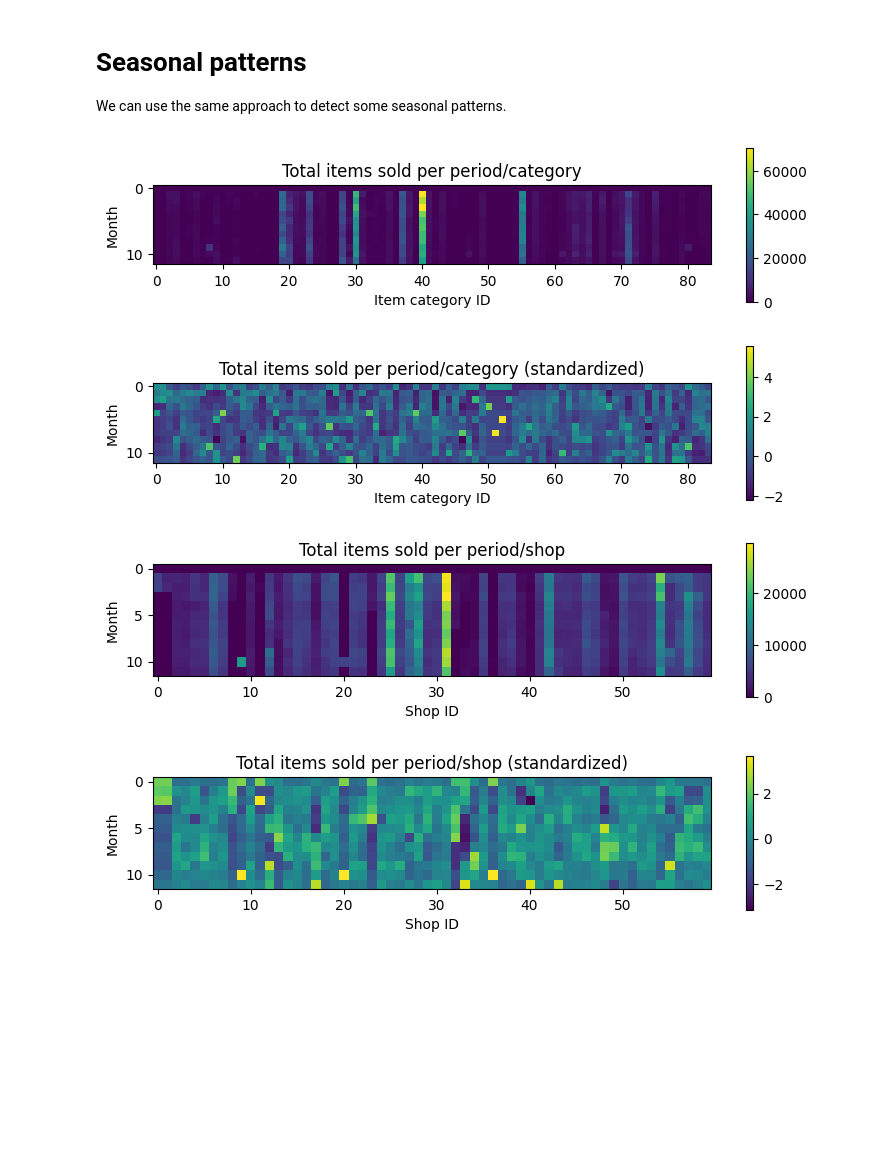
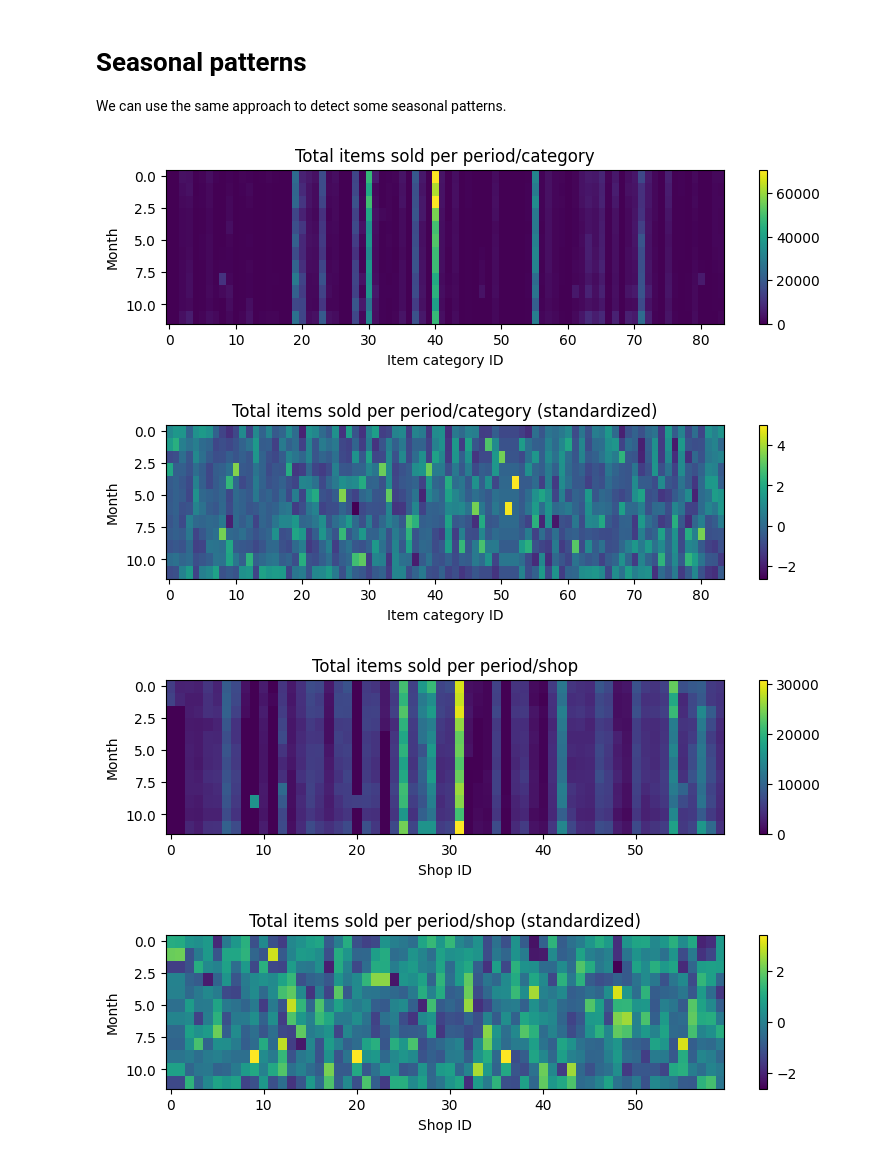
Before and after one commit to luukromeijn/AIDM-A2, a Jupyter notebook: EDA.ipynb, the cells around one changed output. Saved outputs shown, nothing was run; the diff lists cells and outputs as text; code cells hidden in the pictures; blank space fills up the shorter version.

```diff
--- a/EDA.ipynb
+++ b/EDA.ipynb
@@ -155,10 +179,12 @@ def standardize(matrix, cols=True, rows=True):
         col_mean = matrix.mean(axis=0)
         col_std = matrix.std(axis=0)
         matrix = (matrix - col_mean[np.newaxis, :]) / col_std[np.newaxis, :]
+        matrix = np.nan_to_num(matrix)
     if rows:
         row_mean = matrix.mean(axis=1)
         row_std = matrix.std(axis=1)
         matrix = (matrix - row_mean[:, np.newaxis]) / row_std[:, np.newaxis]
+        matrix = np.nan_to_num(matrix)
     return matrix
 
 shop_itemcat = sales_train.groupby(['shop_id', 'item_category_id'], as_index=False).sum()
@@ -170,8 +196,8 @@ for i in range(60):
             mat[i,j] = total_cnt
 
 settings = [[False, False, ''],
-            # [False, True, ' (categories standardized)'],
-            # [True, False, ' (shops standardized)'],
+            [False, True, ' (categories standardized)'],
+            [True, False, ' (shops standardized)'],
             [True, True, ' (standardized)']]
 
 for setting in settings:
@@ -192,7 +220,7 @@ period_itemcat = sales_train.groupby(['month', 'item_category_id'], as_index=Fal
 mat = np.zeros((12, 84))
 for i in range(12):
     for j in range(84):
-        total_cnt = period_itemcat[(period_itemcat['month']==i) & (period_itemcat['item_category_id']==j)]['item_cnt_day']
+        total_cnt = period_itemcat[(period_itemcat['month']==i+1) & (period_itemcat['item_category_id']==j)]['item_cnt_day']
         if not total_cnt.empty:
             mat[i,j] = total_cnt
 
@@ -202,40 +230,40 @@ settings = [[False, False, ''],
             [True, True, ' (standardized)']]
 
 for i in range(len(settings)):
     plt.figure(figsize=(9,2))
-    plt.imshow(standardize(mat.copy(), rows=settings[i][0], cols=settings[i][1]))
+    plt.imshow(standardize(mat.copy(), rows=settings[i][0], cols=settings[i][1]), aspect='auto')
     plt.xlabel('Item category ID')
     plt.ylabel("Month")
     plt.title("Total items sold per period/category" + settings[i][2])
     plt.colorbar()
     plt.show()
 
 period_shop = sales_train.groupby(['month', 'shop_id'], as_index=False).sum()
 mat = np.zeros((12, 60))
 for i in range(12):
     for j in range(60):
-        total_cnt = period_shop[(period_shop['month']==i) & (period_shop['shop_id']==j)]['item_cnt_day']
+        total_cnt = period_shop[(period_shop['month']==i+1) & (period_shop['shop_id']==j)]['item_cnt_day']
         if not total_cnt.empty:
             mat[i,j] = total_cnt
 
 settings = [[False, False, ''],
             # [False, True, ' (shops standardized)'],
             # [True, False, ' (months standardized)'],
             [True, True, ' (standardized)']]
 
 for i in range(len(settings)):
     plt.figure(figsize=(9,2))
-    plt.imshow(standardize(mat.copy(), rows=settings[i][0], cols=settings[i][1]))
+    plt.imshow(standardize(mat.copy(), rows=settings[i][0], cols=settings[i][1]), aspect='auto')
     plt.xlabel('Shop ID')
     plt.ylabel("Month")
     plt.title("Total items sold per period/shop" + settings[i][2])
     plt.colorbar()
     plt.show()
 # %% [output]
-[figure, old version]
+[figure, new version]
-[figure, old version]
+[figure, new version]
-[figure, old version]
+[figure, new version]
-[figure, old version]
+[figure, new version]
 # %%
 # The boxplots are better interpretable
 aggregation = {'total_price':'sum', 'item_cnt_day':'sum', 'year':'first', 'month':'first', 'weekday':'first'}
```
Also changed, not shown: parts of 4 cells of this notebook, 5 other files.
